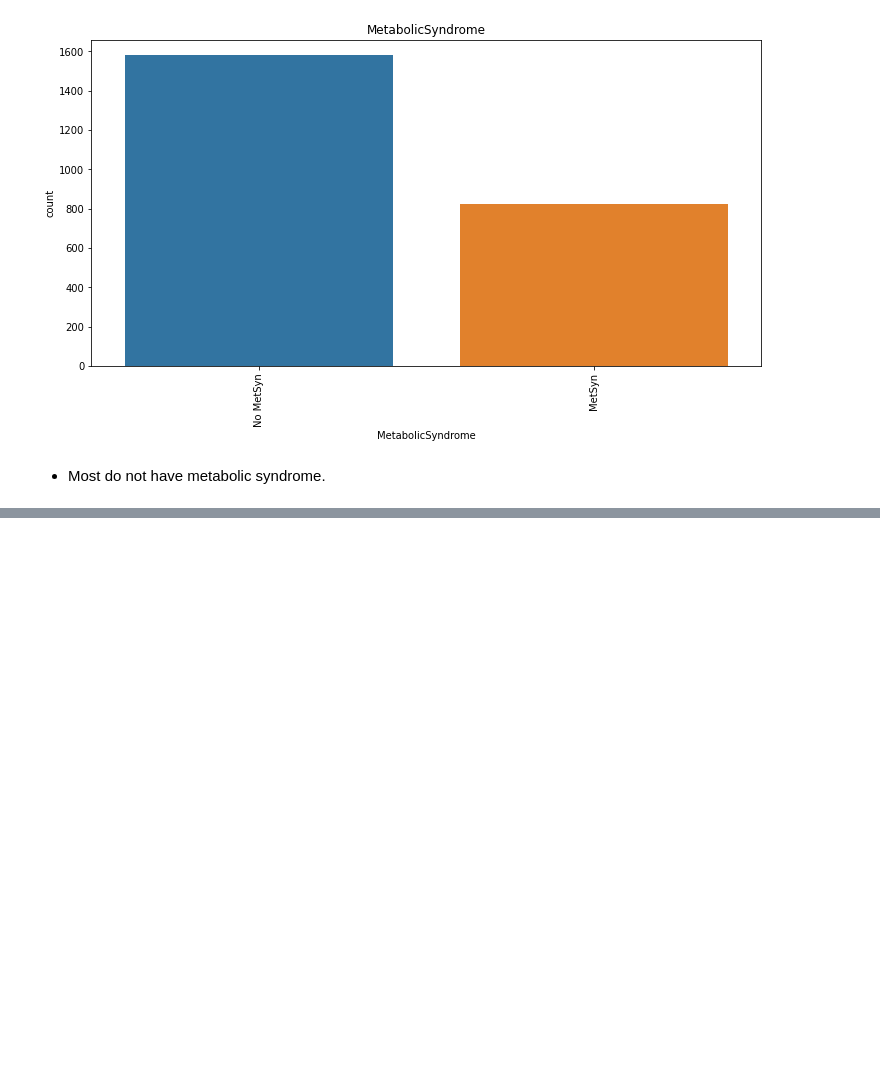
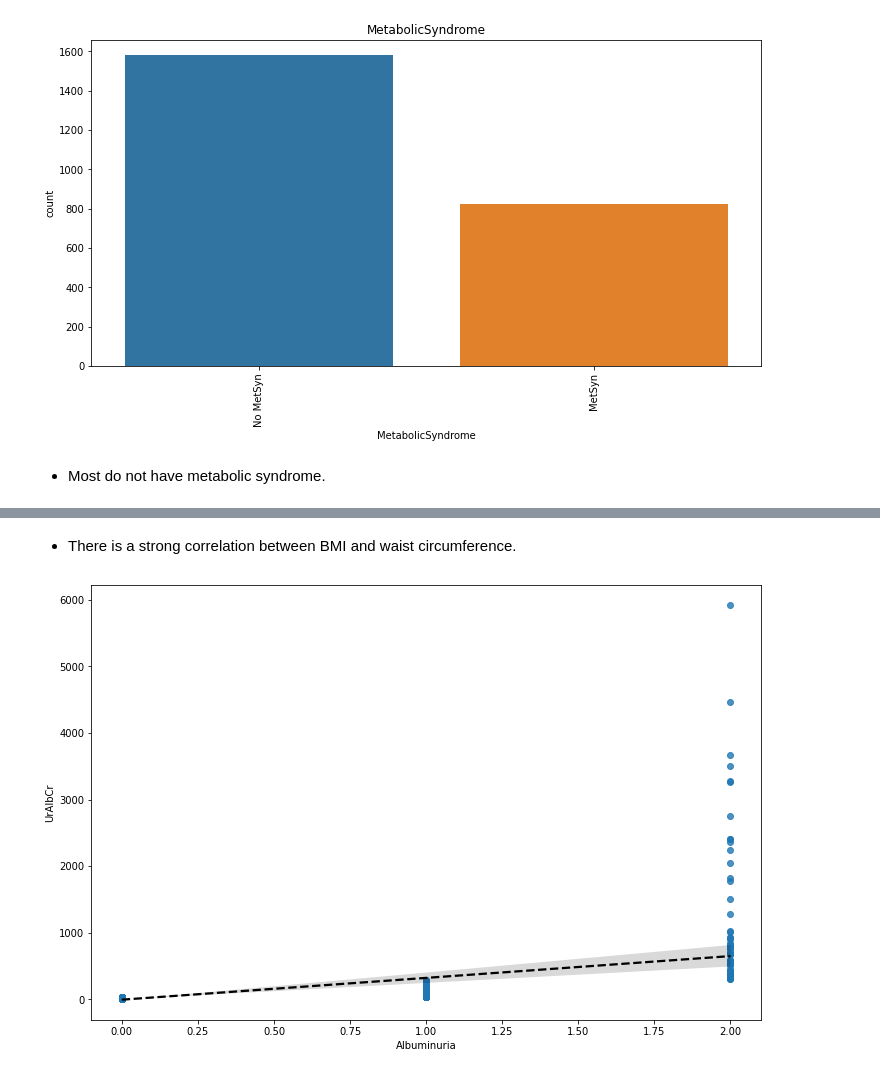
Before and after one commit to Beagan19/Classification-Metabolic-Syndrome-Prediction, a Jupyter notebook: Classification_Metabolic_Syndrome_Predictions.ipynb, the cells around one changed output, grey strips where cells are left out. Cells and saved outputs as stored; diff of their text form; code cells hidden in the pictures; blank space fills up the shorter version.

```diff
--- a/Classification_Metabolic_Syndrome_Predictions.ipynb
+++ b/Classification_Metabolic_Syndrome_Predictions.ipynb
@@ -634,0 +654,8 @@ plt.title('MetabolicSyndrome');
+# %% [markdown]
+- There is a strong correlation between BMI and waist circumference.
+# %%
+# regression plot for albuminuria and ratio of albumin to creatine in urine
+plt.figure(figsize = (12, 8))
+sns.regplot(data = eda_df, x = 'Albuminuria', y = 'UrAlbCr', line_kws={'color': 'black', 'ls': '--'});
+# %% [output]
+[figure, added]
```
Also changed, not shown: parts of 34 cells of this notebook.
